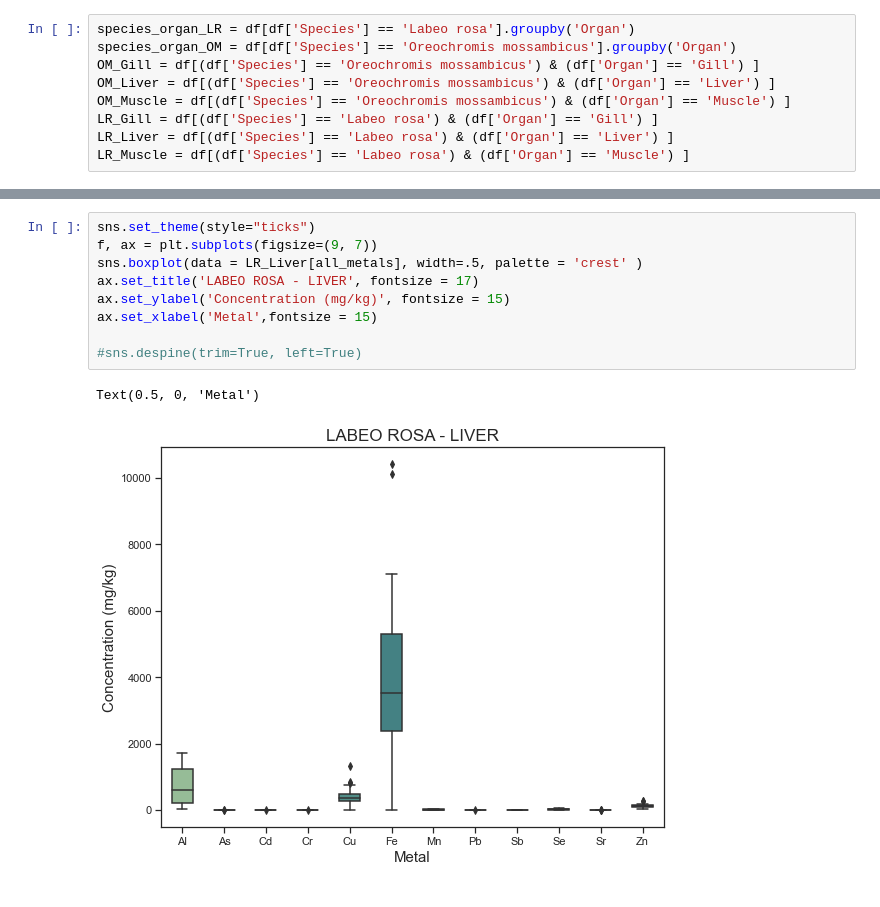
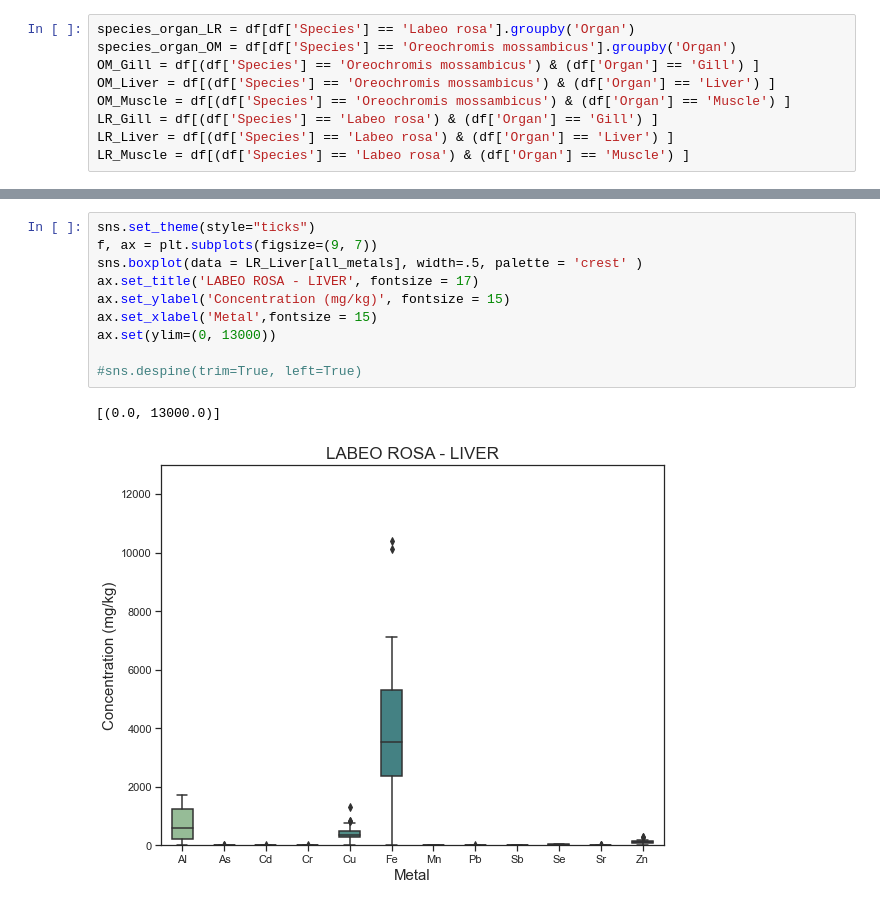
Before and after one commit to ChrisMontez/ICP-OES, a Jupyter notebook: Data Visualization.ipynb, the cells around one changed output, grey strips where cells are left out. Drawn from its saved outputs; the diff is of its cells as text.

```diff
--- a/Data Visualization.ipynb
+++ b/Data Visualization.ipynb
@@ -72,15 +77,16 @@ Text(0.5, 0, 'Metal')
 # %%
 sns.set_theme(style="ticks")
 f, ax = plt.subplots(figsize=(9, 7))
 sns.boxplot(data = LR_Liver[all_metals], width=.5, palette = 'crest' )
 ax.set_title('LABEO ROSA - LIVER', fontsize = 17)
 ax.set_ylabel('Concentration (mg/kg)', fontsize = 15)
 ax.set_xlabel('Metal',fontsize = 15)
+ax.set(ylim=(0, 13000))
 
 #sns.despine(trim=True, left=True)
 # %% [output]
-Text(0.5, 0, 'Metal')
+[(0.0, 13000.0)]
-[figure, old version]
+[figure, new version]
 # %%
 sns.set_theme(style="ticks")
 f, ax = plt.subplots(figsize=(9, 7))
```
Also changed, not shown: parts of 5 cells of this notebook, 6 other files.
